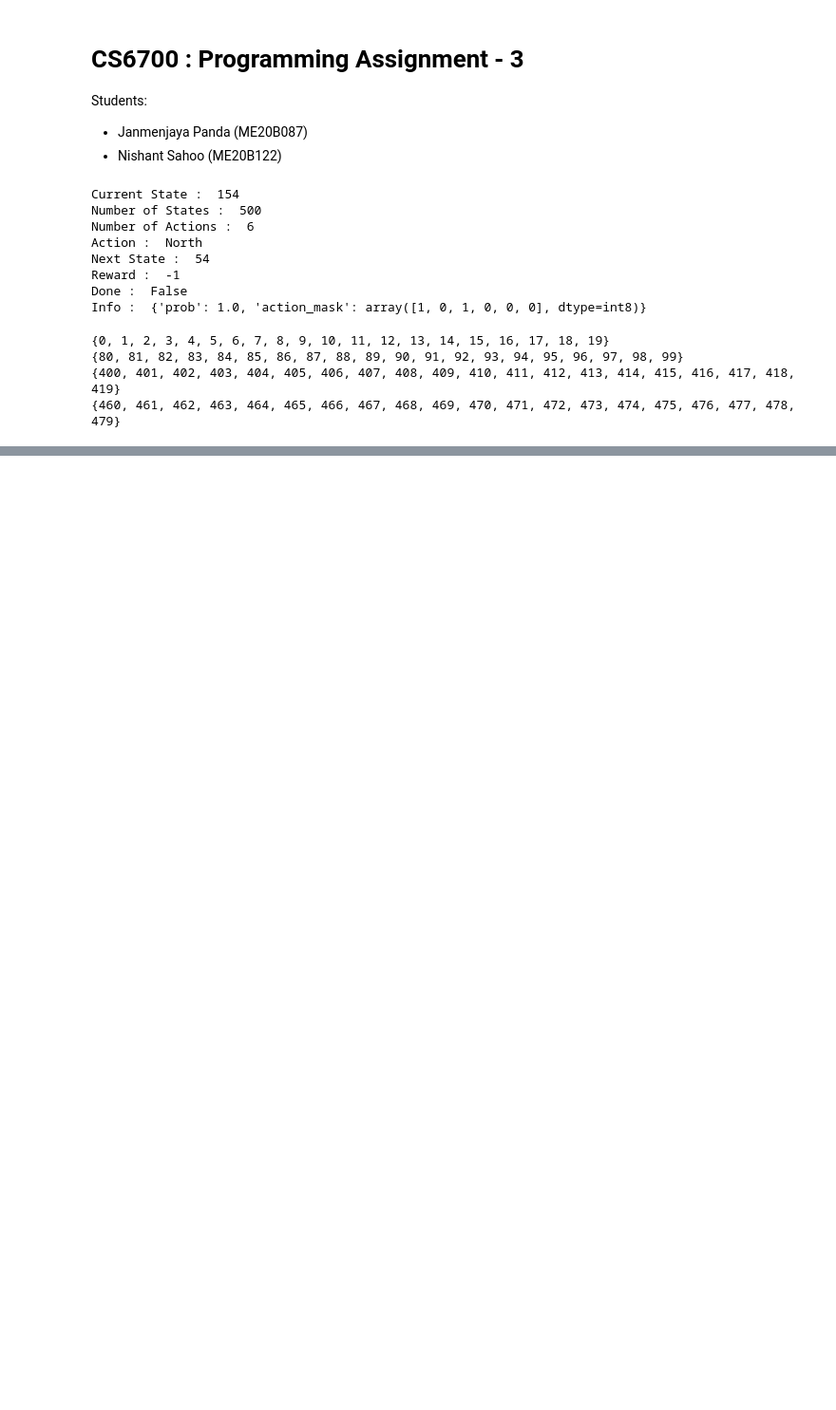
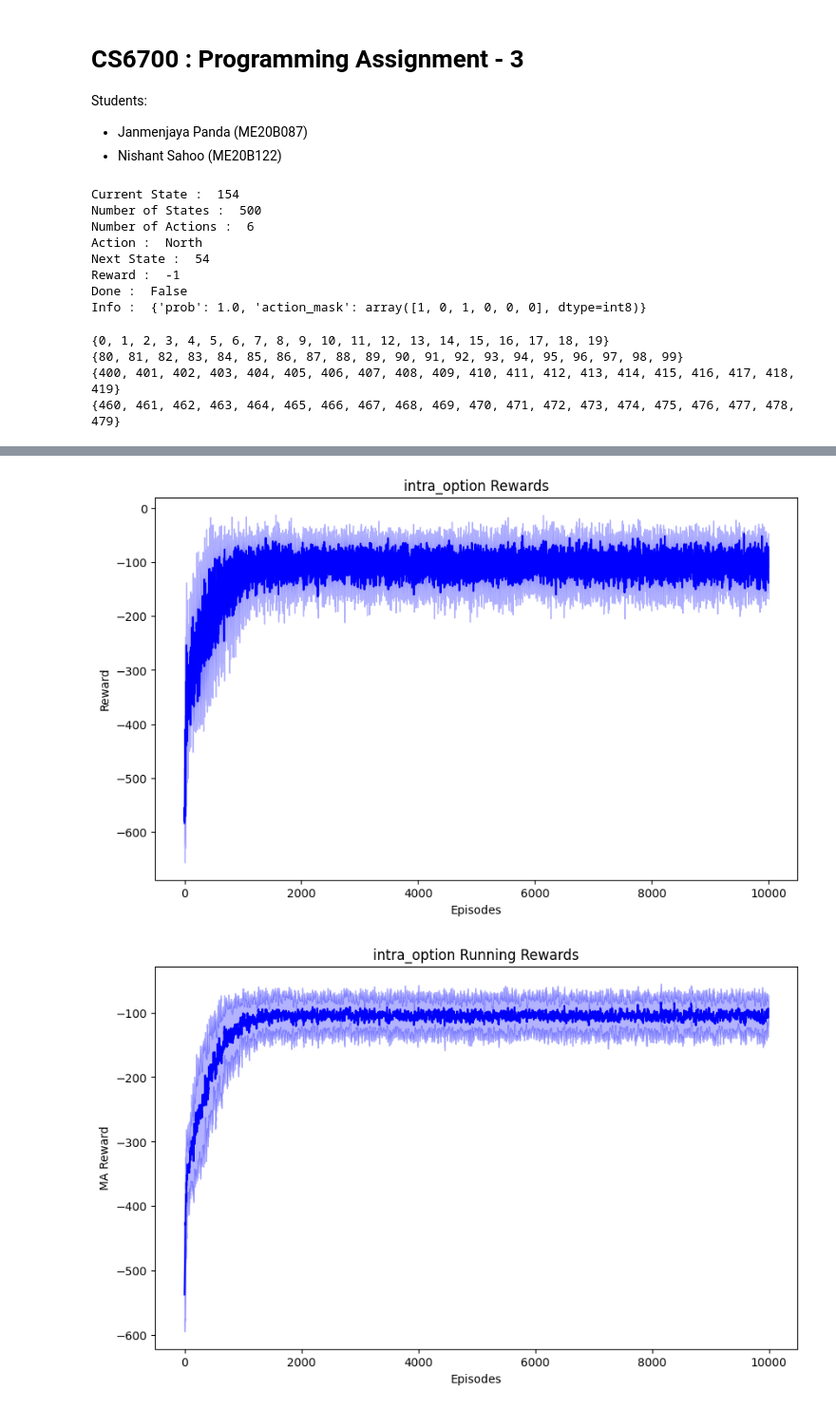
Before and after one commit to nishant-sahoo/RL_Assignments, a Jupyter notebook: Programming Assignments/PA3/notebook.ipynb, the cells around one changed output, grey strips where cells are left out. Shown at 95% size. Cells and saved outputs as stored; diff of their text form; code cells hidden in the pictures; blank space fills up the shorter version.

```diff
--- a/Programming Assignments/PA3/notebook.ipynb
+++ b/Programming Assignments/PA3/notebook.ipynb
@@ -588,0 +517,23 @@ for i, option in enumerate(options):
+# %%
+# Implement Intra Option Q-Learning
+# args = Args()
+# trainer = Trainer(env, options, args, algo="intra_option")
+# Q, rewards = trainer.train()
+# np.save("results/intra_option.npy", Q)
+# np.save("results/intra_option_q_learning_rewards.npy", rewards)
+
+Q = np.load("results/intra_option.npy")
+rewards = np.load("results/intra_option_q_learning_rewards.npy")
+
+plot = Plot(env, rewards, Q, "intra_option")
+plot.plot_rewards()
+plot.plot_running_rewards()
+plot.plot_Q()
+plot.visualize_taxi_env()
+
+# Plot Q-Table of options
+for i, option in enumerate(trainer.options):
+    plot_Q(option.q_values, f"Q-values for {option.name}")
+# %% [output]
+[figure, added]
+[figure, added]
```
Also changed, not shown: parts of 10 cells of this notebook, 4 other files.
